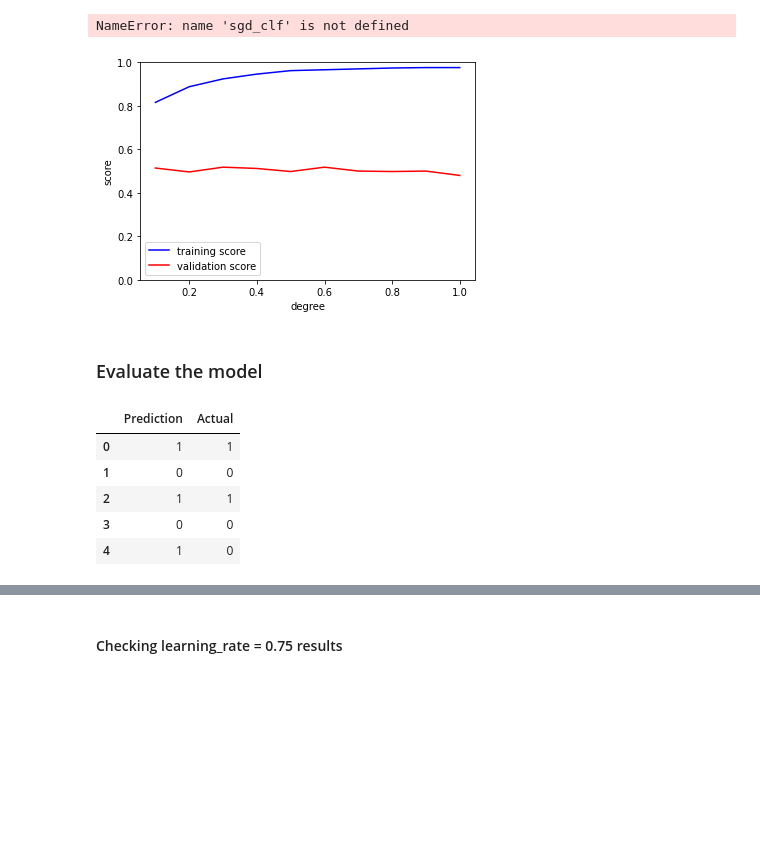
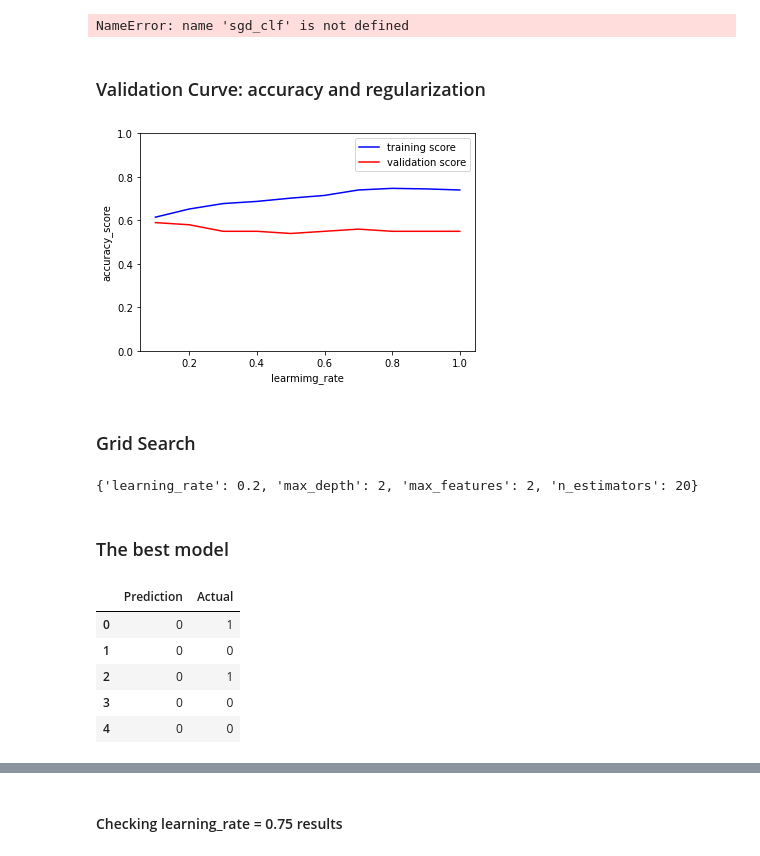
Before and after one commit to allaccountstaken/automl_v_hyperdrive, a Jupyter notebook: basic_model.ipynb, the cells around one changed output, grey strips where cells are left out. Cells and saved outputs as stored; diff of their text form; code cells hidden in the pictures; blank space fills up the shorter version.

```diff
--- a/basic_model.ipynb
+++ b/basic_model.ipynb
@@ -156,44 +156,67 @@ Training accuracy is 0.835
 Testing accuracy is 0.560
 Prediction accuracy is 0.56000
 NameError: name 'sgd_clf' is not defined
+# %% [markdown]
+### Validation Curve: accuracy and regularization
 # %%
 from sklearn.model_selection import validation_curve
-degree = [0.1, 0.2, 0.3, 0.4, 0.5, 0.6, 0.7, 0.8, 0.9, 1]
+learning_rate = [0.1, 0.2, 0.3, 0.4, 0.5, 0.6, 0.7, 0.8, 0.9, 1]
 
-train_score, val_score = validation_curve(GradientBoostingClassifier(n_estimators=100), X, y.ravel(),'learning_rate', degree, cv=2)
+train_score, val_score = validation_curve(GradientBoostingClassifier(n_estimators=10),
+                                          X, y.ravel(),
+                                          'learning_rate',
+                                          learning_rate,
+                                          cv=5)
 
 plt.plot(degree, np.median(train_score, 1), color='blue', label='training score')
 plt.plot(degree, np.median(val_score, 1), color='red', label='validation score')
 plt.legend(loc='best')
 plt.ylim(0, 1)
-plt.xlabel('degree')
-plt.ylabel('score');
+plt.xlabel('learmimg_rate')
+plt.ylabel('accuracy_score');
 # %% [output]
-[figure, old version]
+[figure, new version]
+# %% [markdown]
+### Grid Search
+# %%
+from sklearn.model_selection import GridSearchCV
+
+param_grid = {'learning_rate': [0.1, 0.2, 0.3, 0.4, 0.5, 0.6, 0.7, 0.8, 0.9, 1],
+             "n_estimators" : [10, 20, 30, 40, 50],
+              "max_features": [2, 3, 4, 5, 6, 7, 8, 9],
+              "max_depth" : [2, 3, 4, 5]
+
+
+             }
+
+grid = GridSearchCV(GradientBoostingClassifier(), param_grid, cv=7)
+
+grid.fit(X, y.ravel());
+
+grid.best_params_
+# %% [output]
+{'learning_rate': 0.2, 'max_depth': 2, 'max_features': 2, 'n_estimators': 20}
 # %% [markdown]
-### Evaluate the model
+### The best model
 # %%
 # Calculating the accuracy score
 clf_best = GradientBoostingClassifier(n_estimators=20,
-                                     learning_rate=0.75,
-                                     max_features=5,
-                                     max_depth=3,
+                                     learning_rate=0.2,
+                                     max_features=2,
+                                     max_depth=2,
                                      random_state=0
     )
 clf_best.fit(X_train_scaled, y_train.ravel())
-#y_pred = clf_best.predict(X_test_scaled)
-#accuracy_score(y_test, y_pred)
-
-# Make Prediction
+#{'learning_rate': 0.2, 'max_depth': 2, 'max_features': 2, 'n_estimators': 20}
 predictions = clf_best.predict(X_test_scaled)
 pd.DataFrame({"Prediction": predictions, "Actual": y_test.ravel()}).head(5)
 # %% [output]
 |  | Prediction | Actual |
-| 0 | 1 | 1 |
+| 0 | 0 | 1 |
 | 1 | 0 | 0 |
-| 2 | 1 | 1 |
+| 2 | 0 | 1 |
 | 3 | 0 | 0 |
-| 4 | 1 | 0 |
+| 4 | 0 | 0 |
 # %%
 # Important: double check the best model with cross validation
 from sklearn.model_selection import cross_val_score
```
Also changed, not shown: parts of 12 cells of this notebook.
